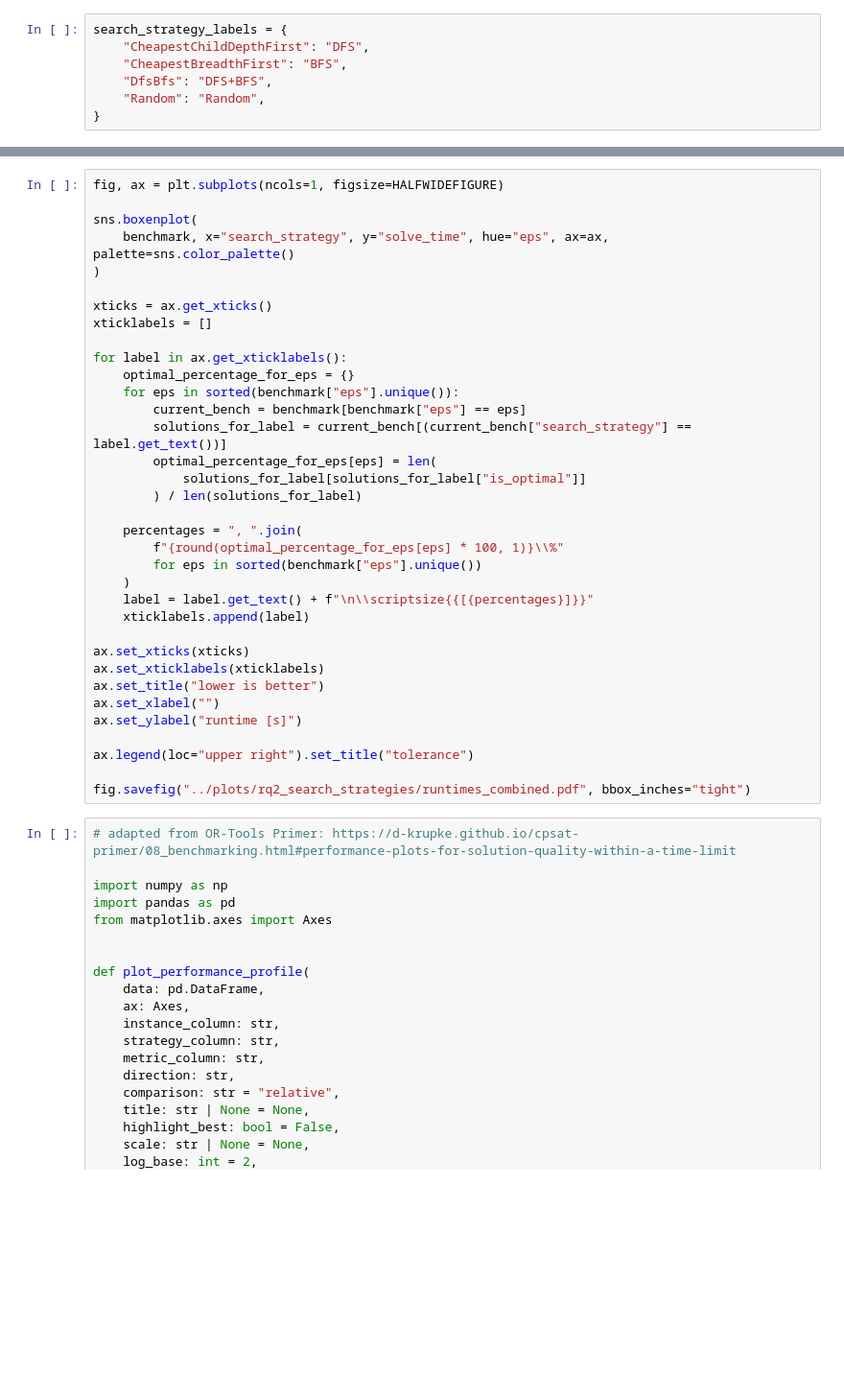
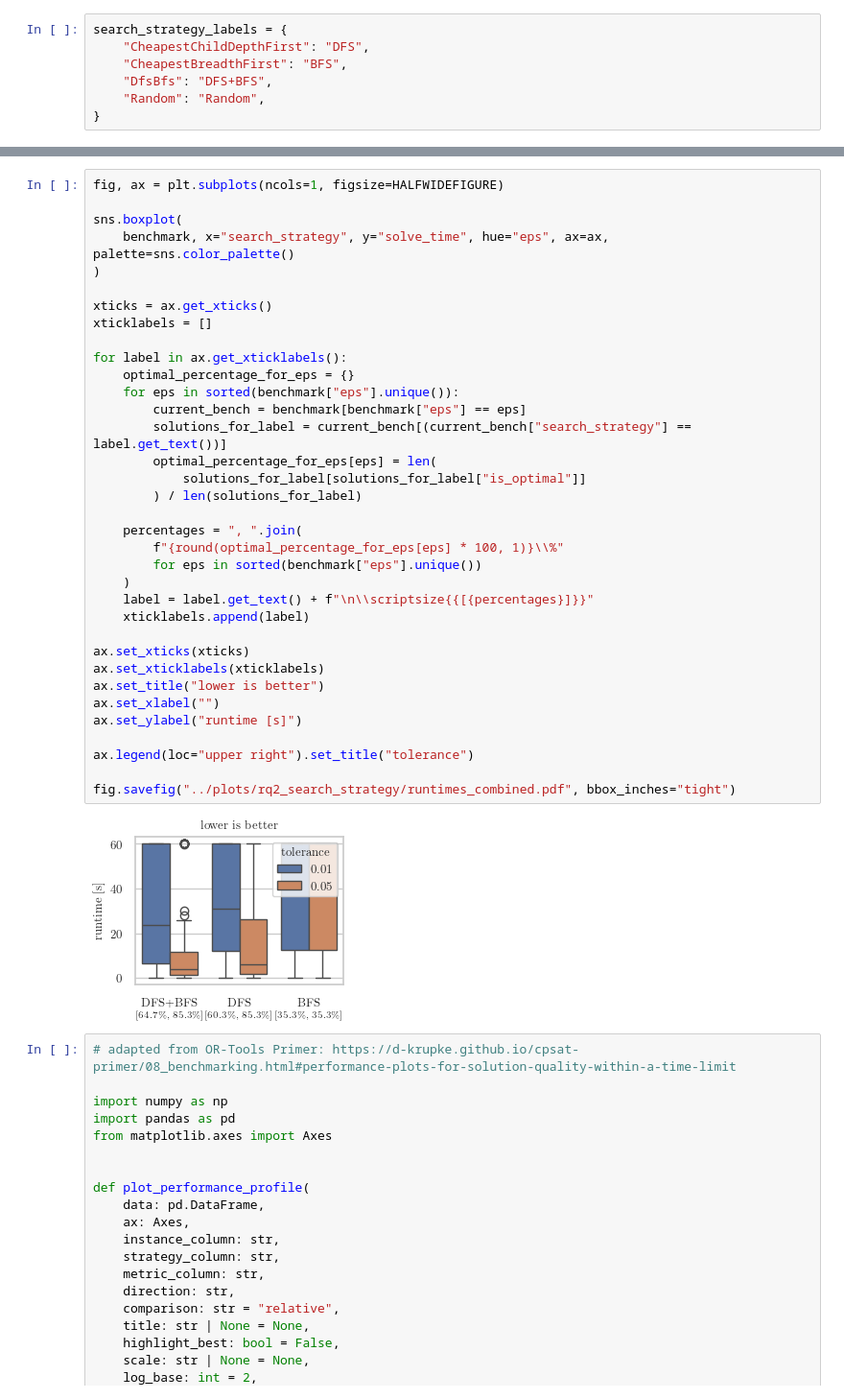
Before and after one commit to tubs-alg/TSPN-SoCG-2026, a Jupyter notebook: evaluation/rq2_search_strategy/02_look_at_solutions.ipynb, the cells around one changed output, grey strips where cells are left out. Shown at 96% size. Drawn from its saved outputs; the diff is of its cells as text; blank space fills up the shorter version.

```diff
--- a/evaluation/rq2_search_strategy/02_look_at_solutions.ipynb
+++ b/evaluation/rq2_search_strategy/02_look_at_solutions.ipynb
@@ -108,38 +128,40 @@ fig.savefig("../plots/rq2_search_strategies/runtimes.pdf", bbox_inches="tight")
 # %%
 fig, ax = plt.subplots(ncols=1, figsize=HALFWIDEFIGURE)
 
-sns.boxenplot(
+sns.boxplot(
     benchmark, x="search_strategy", y="solve_time", hue="eps", ax=ax, palette=sns.color_palette()
 )
 
 xticks = ax.get_xticks()
 xticklabels = []
 
 for label in ax.get_xticklabels():
     optimal_percentage_for_eps = {}
     for eps in sorted(benchmark["eps"].unique()):
         current_bench = benchmark[benchmark["eps"] == eps]
         solutions_for_label = current_bench[(current_bench["search_strategy"] == label.get_text())]
         optimal_percentage_for_eps[eps] = len(
             solutions_for_label[solutions_for_label["is_optimal"]]
         ) / len(solutions_for_label)
 
     percentages = ", ".join(
         f"{round(optimal_percentage_for_eps[eps] * 100, 1)}\\%"
         for eps in sorted(benchmark["eps"].unique())
     )
     label = label.get_text() + f"\n\\scriptsize{{[{percentages}]}}"
     xticklabels.append(label)
 
 ax.set_xticks(xticks)
 ax.set_xticklabels(xticklabels)
 ax.set_title("lower is better")
 ax.set_xlabel("")
 ax.set_ylabel("runtime [s]")
 
 ax.legend(loc="upper right").set_title("tolerance")
 
-fig.savefig("../plots/rq2_search_strategies/runtimes_combined.pdf", bbox_inches="tight")
+fig.savefig("../plots/rq2_search_strategy/runtimes_combined.pdf", bbox_inches="tight")
+# %% [output]
+[figure, added]
 # %%
 # adapted from OR-Tools Primer: https://d-krupke.github.io/cpsat-primer/08_benchmarking.html#performance-plots-for-solution-quality-within-a-time-limit
 
```
Also changed, not shown: parts of 6 cells of this notebook, 3 other files.
